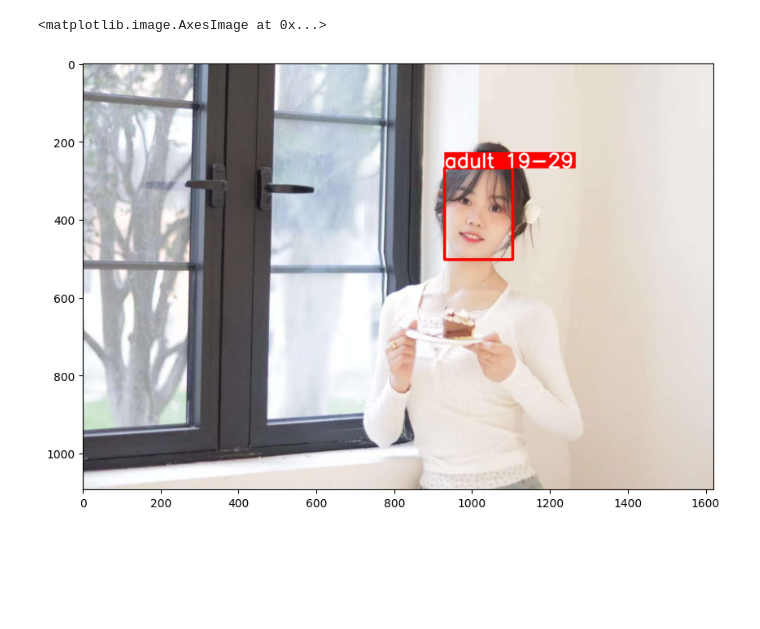
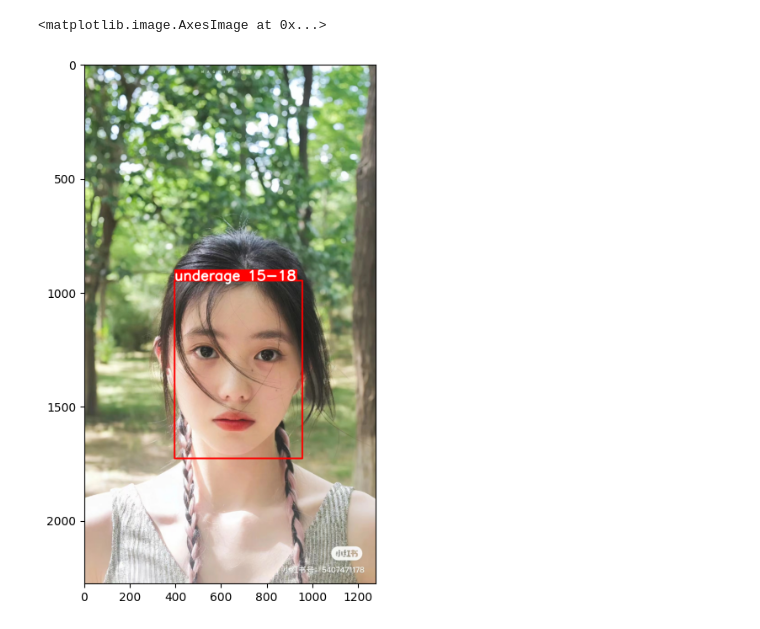
Before and after one commit to whyiswmm/age_prediction, a Jupyter notebook: test.ipynb, the cells around one changed output. Saved outputs shown, nothing was run; the diff lists cells and outputs as text; code cells hidden in the pictures; blank space fills up the shorter version.

```diff
--- a/test.ipynb
+++ b/test.ipynb
@@ -8,11 +8,11 @@ from PIL import Image
 model = AgeEstimator()
 # %%
 
-filename = "ldd.jpg"
+filename = "WechatIMG16855.jpg"
 img = Image.open(filename).convert("RGB")
 predicted_image,_ = model.predict(img)
 plt.figure(figsize = (10,8))
 plt.imshow(predicted_image)
 # %% [output]
 <matplotlib.image.AxesImage at 0x...>
-[figure, old version]
+[figure, new version]
```
Also changed, not shown: 8 other files.
